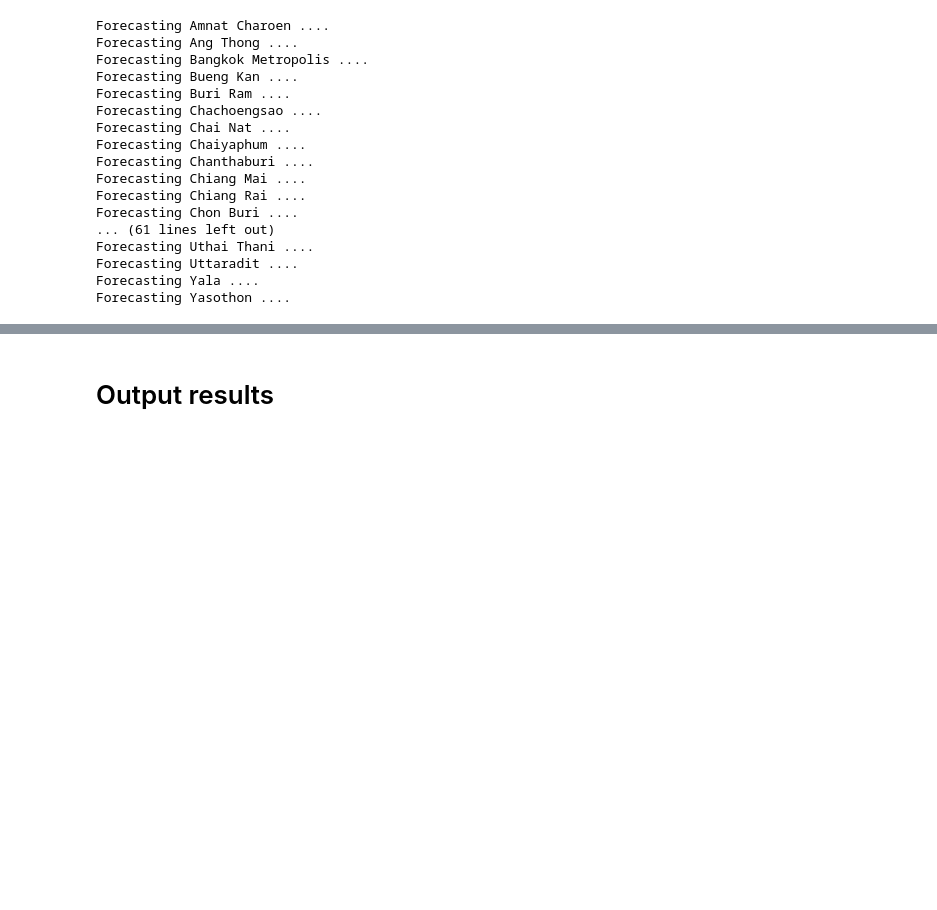
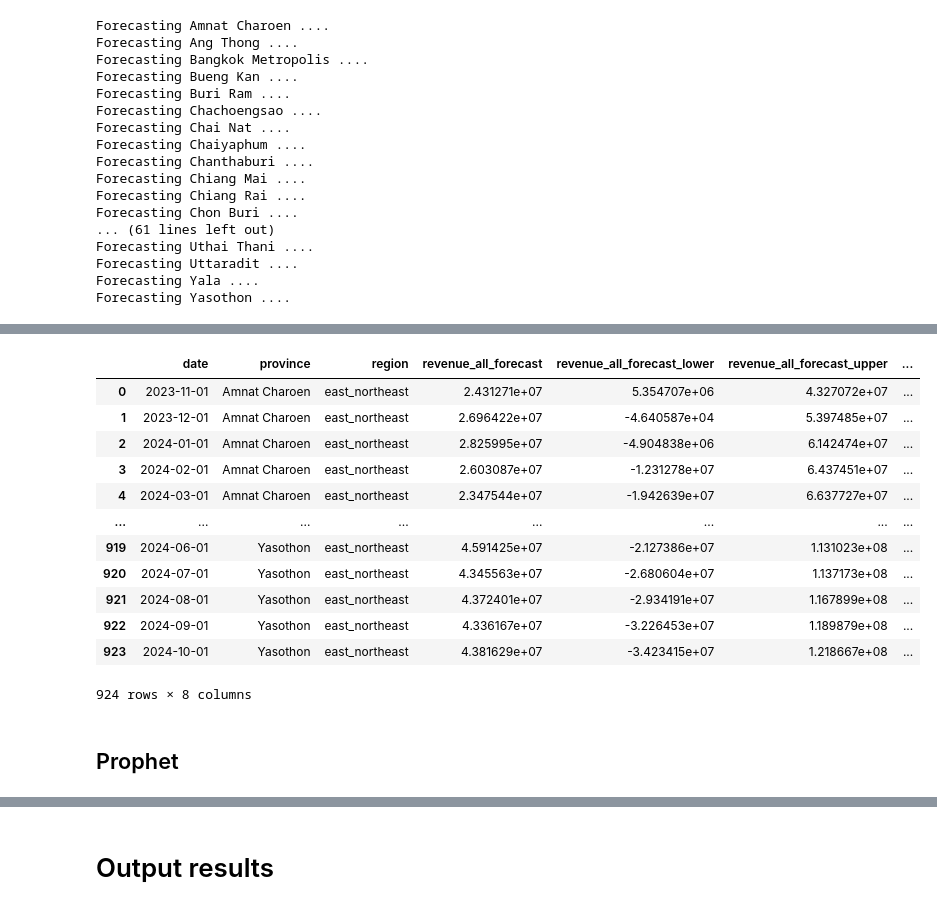
Before and after one commit to qducnguyen/business-analytics-project, a Jupyter notebook: notebooks/4_forecasting.ipynb, the cells around one changed output, grey strips where cells are left out. Saved outputs shown, nothing was run; the diff lists cells and outputs as text; code cells hidden in the pictures; blank space fills up the shorter version.

```diff
--- a/notebooks/4_forecasting.ipynb
+++ b/notebooks/4_forecasting.ipynb
@@ -142,0 +194,40 @@ df_result
+# %%
+result = []
+result_variable = []
+
+for province, region in map_province_to_region.items():
+    print(f"Forecasting {province} ....")
+    thai_revenue_all_province = thai_revenue_all[thai_revenue_all["province"] == province].sort_values(by="date").reset_index(drop=True)
+    train_data = thai_revenue_all_province.set_index("date")
+
+    SARIMAXModel = pm.auto_arima(
+                            y=train_data["revenue_all"],
+                            X=train_covid_data,
+                            start_p=0,
+                            start_q=0,
+                            test= "adf",  # use adftest to find optimal 'd'
+                            max_p=3,
+                            max_q=3,
+                            m=12,
+                            start_P=0,
+                            seasonal=True,
+                            D=1,
+                            alpha=0.05,
+                            trace=False,
+                            suppress_warnings=True,
+                            error_action="ignore",
+                            stepwise=True)
+
+    forecast, forecast_int = SARIMAXModel.predict(n_periods=FORECASTING_MONTH,
+                                                  X=forecast_covid_data,
+                                      return_conf_int=True,
+                                      alpha=0.05)
+
+    for idx, data_sample in enumerate(forecast.iteritems()):
+        lower_bound, upper_bound = forecast_int[idx]
+        change_ratio = (upper_bound - data_sample[1]) / data_sample[1]
+        result.append([data_sample[0], province, region, data_sample[1] * 1e6, lower_bound * 1e6, upper_bound * 1e6, change_ratio])
+        result_variable.append([data_sample[0], province, region, "revenue_all_forecast", data_sample[1] * 1e6])
+        result_variable.append([data_sample[0], province, region, "revenue_all_forecast_lower", lower_bound * 1e6])
+        result_variable.append([data_sample[0], province, region, "revenue_all_forecast_upper", upper_bound * 1e6])
+        result_variable.append([data_sample[0], province, region, "revenue_all_forecast_change_ratio", change_ratio])
@@ -142,0 +287,19 @@ df_result
+# %%
+df_result = pd.DataFrame(result, columns=["date", "province", "region", "revenue_all_forecast", "revenue_all_forecast_lower",
+                                          "revenue_all_forecast_upper", "revenue_all_forecast_change_ratio"])
+df_result["model"] = "SARIMAX"
+df_result
+# %% [output]
+|  | date | province | region | revenue_all_forecast | revenue_all_forecast_lower | revenue_all_forecast_upper | ... |
+| 0 | 2023-11-01 | Amnat Charoen | east_northeast | 2.431271e+07 | 5.354707e+06 | 4.327072e+07 | ... |
+| 1 | 2023-12-01 | Amnat Charoen | east_northeast | 2.696422e+07 | -4.640587e+04 | 5.397485e+07 | ... |
+| 2 | 2024-01-01 | Amnat Charoen | east_northeast | 2.825995e+07 | -4.904838e+06 | 6.142474e+07 | ... |
+| 3 | 2024-02-01 | Amnat Charoen | east_northeast | 2.603087e+07 | -1.231278e+07 | 6.437451e+07 | ... |
+| 4 | 2024-03-01 | Amnat Charoen | east_northeast | 2.347544e+07 | -1.942639e+07 | 6.637727e+07 | ... |
+| ... | ... | ... | ... | ... | ... | ... | ... |
+| 919 | 2024-06-01 | Yasothon | east_northeast | 4.591425e+07 | -2.127386e+07 | 1.131023e+08 | ... |
+| 920 | 2024-07-01 | Yasothon | east_northeast | 4.345563e+07 | -2.680604e+07 | 1.137173e+08 | ... |
+| 921 | 2024-08-01 | Yasothon | east_northeast | 4.372401e+07 | -2.934191e+07 | 1.167899e+08 | ... |
+| 922 | 2024-09-01 | Yasothon | east_northeast | 4.336167e+07 | -3.226453e+07 | 1.189879e+08 | ... |
+| 923 | 2024-10-01 | Yasothon | east_northeast | 4.381629e+07 | -3.423415e+07 | 1.218667e+08 | ... |
+924 rows × 8 columns
@@ -142,0 +309,2 @@ df_result
+# %% [markdown]
+## Prophet
```
Also changed, not shown: parts of 46 cells of this notebook, 2 other files.
